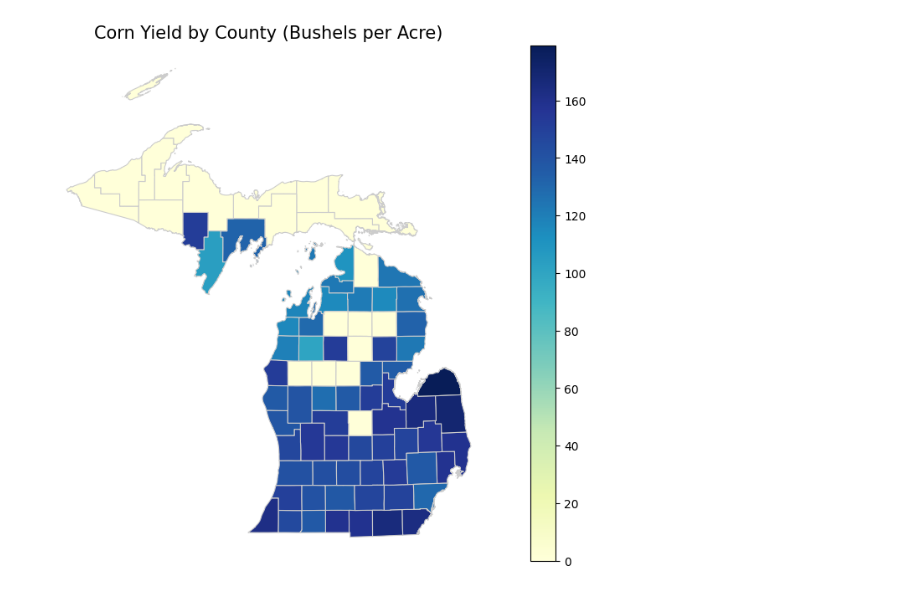
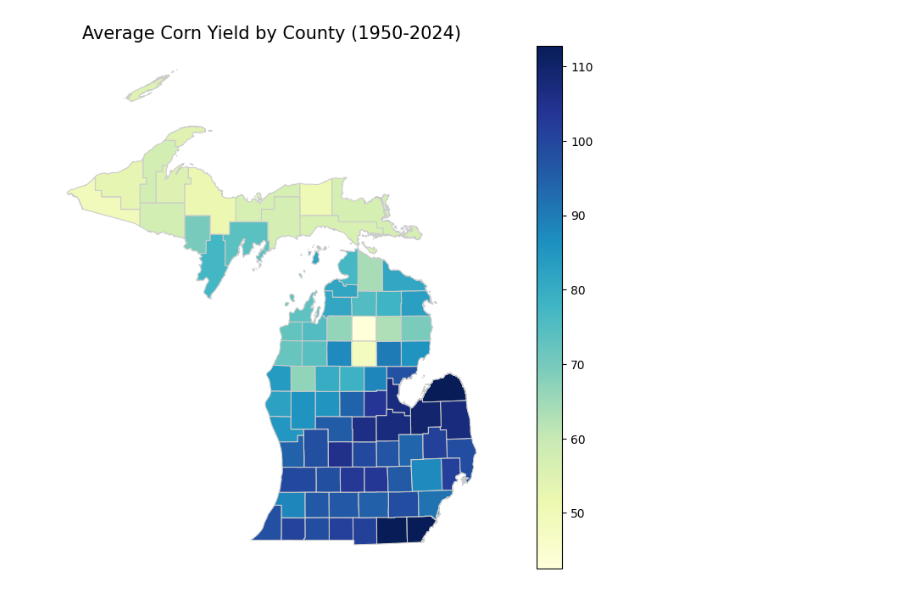
Before and after one commit to matthewchess/Milestone-1, a Jupyter notebook: visualization.ipynb, the cells around one changed output. Cells and saved outputs as stored; diff of their text form; code cells hidden in the pictures.

```diff
--- a/visualization.ipynb
+++ b/visualization.ipynb
@@ -1,43 +1,48 @@
 # %%
 import geopandas as gpd
 import pandas as pd
 import matplotlib.pyplot as plt
+import numpy as np
 
-# Step 1: Load the GeoJSON file for county boundaries
+# Load the GeoJSON file containing county boundaries
 gdf = gpd.read_file('County.geojson')
 
-# Step 2: Load the USDA data
-usda_data = pd.concat([pd.read_csv(f'data/usda_data_{year}.csv') for year in range(2019, 2021)])
+# Load USDA data from 1950 to 2024 into a single DataFrame
+usda_data = pd.concat([pd.read_csv(f'data/usda_data_{year}.csv') for year in range(1950, 2024)])
 
-# Step 3: Handle NaN values in the county_ansi column
-# Drop rows with NaN values in county_ansi
+# Handle missing values in the 'county_ansi' column by dropping rows with NaN values
 usda_data = usda_data[usda_data['county_ansi'].notna()]
 
-# Convert county_ansi to an integer, then back to a string (drop the state portion if needed)
+# Clean the 'Value' field by removing invalid or missing entries, then convert to numeric
+usda_data['Value'] = usda_data['Value'].replace({'(D)': np.nan, '(NA)': np.nan})
+usda_data.dropna(subset=['Value'], inplace=True)
+usda_data['Value'] = pd.to_numeric(usda_data['Value'], errors='coerce')
+
+# Convert 'county_ansi' to integer, then back to string, ensuring proper format
 usda_data['county_ansi'] = usda_data['county_ansi'].astype(int).astype(str).str.zfill(3)
 
-# Group the USDA data to get the average yield for each county
+# Group the USDA data to calculate the average yield for each county
 usda_grouped = usda_data.groupby('county_ansi')['Value'].mean().reset_index()
 
-# Ensure FIPSCode is also a string and in the correct format
+# Ensure 'FIPSCode' is in string format and properly formatted
 gdf['FIPSCode'] = gdf['FIPSCode'].astype(str).str.zfill(3)
 
-# Step 4: Merge USDA data with the GeoJSON data
+# Merge the USDA data with the GeoJSON county boundaries data
 merged_gdf = gdf.merge(usda_grouped, left_on='FIPSCode', right_on='county_ansi', how='left')
 
-# Check for NaN values and fill with 0
+# Handle missing yield values by filling NaN with 0 for counties without yield data
 merged_gdf['Value'] = merged_gdf['Value'].fillna(0)
 
-# Step 5: Create a choropleth map of corn yield by county
+# Create a choropleth map of average corn yield by county
 fig, ax = plt.subplots(1, 1, figsize=(12, 8))
 merged_gdf.plot(column='Value', cmap='YlGnBu', linewidth=0.8, ax=ax, edgecolor='0.8', legend=True)
 
-# Add titles and labels
-plt.title('Corn Yield by County (Bushels per Acre)', fontsize=15)
-plt.axis('off')  # Turn off the axis
+# Add titles and labels to the map
+plt.title('Average Corn Yield by County (1950-2024)', fontsize=15)
+plt.axis('off')  # Hide axis
 
 # Show the plot
 plt.show()
 # %% [output]
-[figure, old version]
+[figure, new version]
 # %%
```
Also changed, not shown: parts of 2 cells of this notebook.
